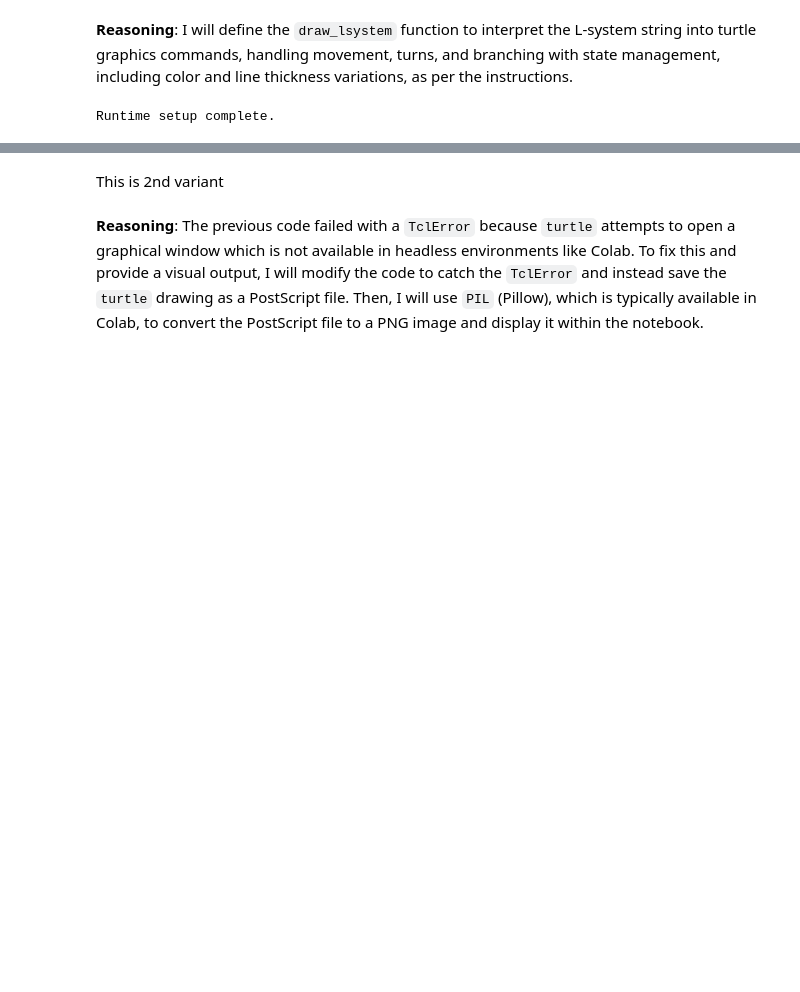
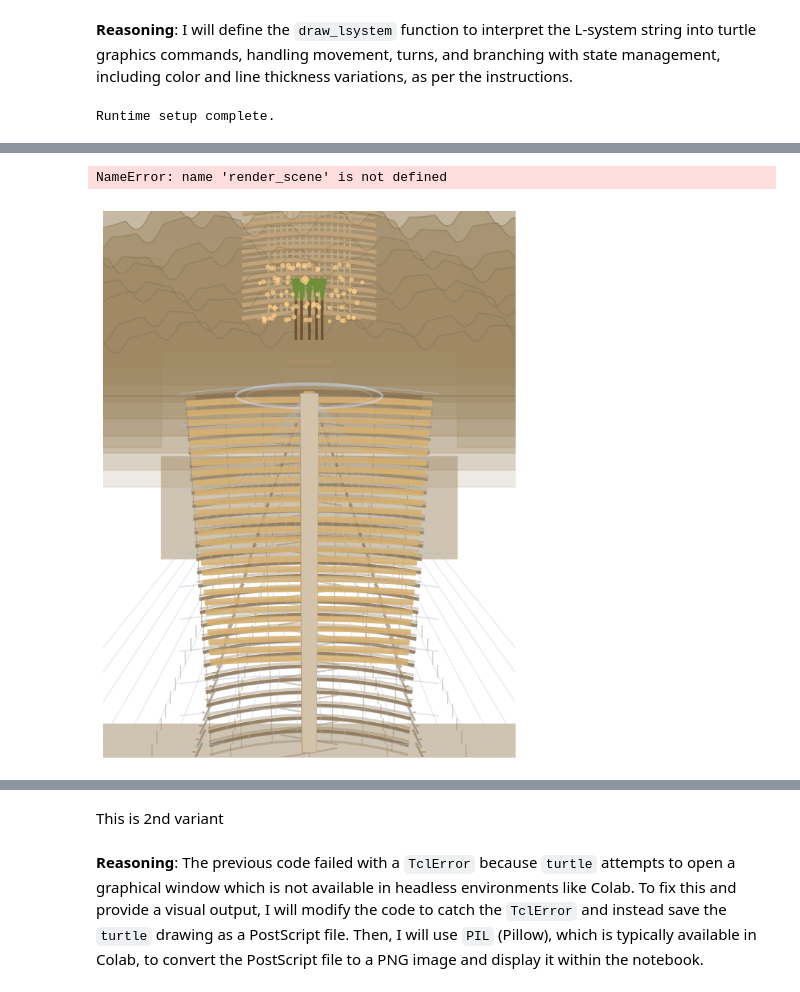
Before and after one commit to jcvancity2022/Cheng_Jeffrey_rulebased_system, a Jupyter notebook: Assignment_2.ipynb, the cells around one changed output, grey strips where cells are left out. Cells and saved outputs as stored; diff of their text form; code cells hidden in the pictures; blank space fills up the shorter version.

Commit message:
the style change is done
make new variations to complete

```diff
--- a/Assignment_2.ipynb
+++ b/Assignment_2.ipynb
@@ -910,0 +969,28 @@ plt.show()
+# %%
+render_scene(
+    palette_overrides={
+        "resort_main": "#c0a57c",
+        "resort_shadow": "#a48961",
+        "cave": "#9f8964",
+        "cave_edge": "#6f5d46",
+        "env_floor": "#d2c7b8"
+    },
+    filename="liminal_resort_mall_variation_2.png",
+    dpi=300
+)
+# %% [output]
+NameError: name 'render_scene' is not defined
+# %%
+render_scene(
+    palette_overrides={
+        "mall_main": "#8f7756",
+        "mall_accent": "#816a4c",
+        "shop_sign": "#d6b070",
+        "light": "#ffd08a",
+        "env_floor": "#cfc4b1"
+    },
+    filename="liminal_resort_mall_variation_3.png",
+    dpi=300
+)
+# %% [output]
+[figure, added]
```
Also changed, not shown: parts of 4 cells of this notebook, 5 other files.
